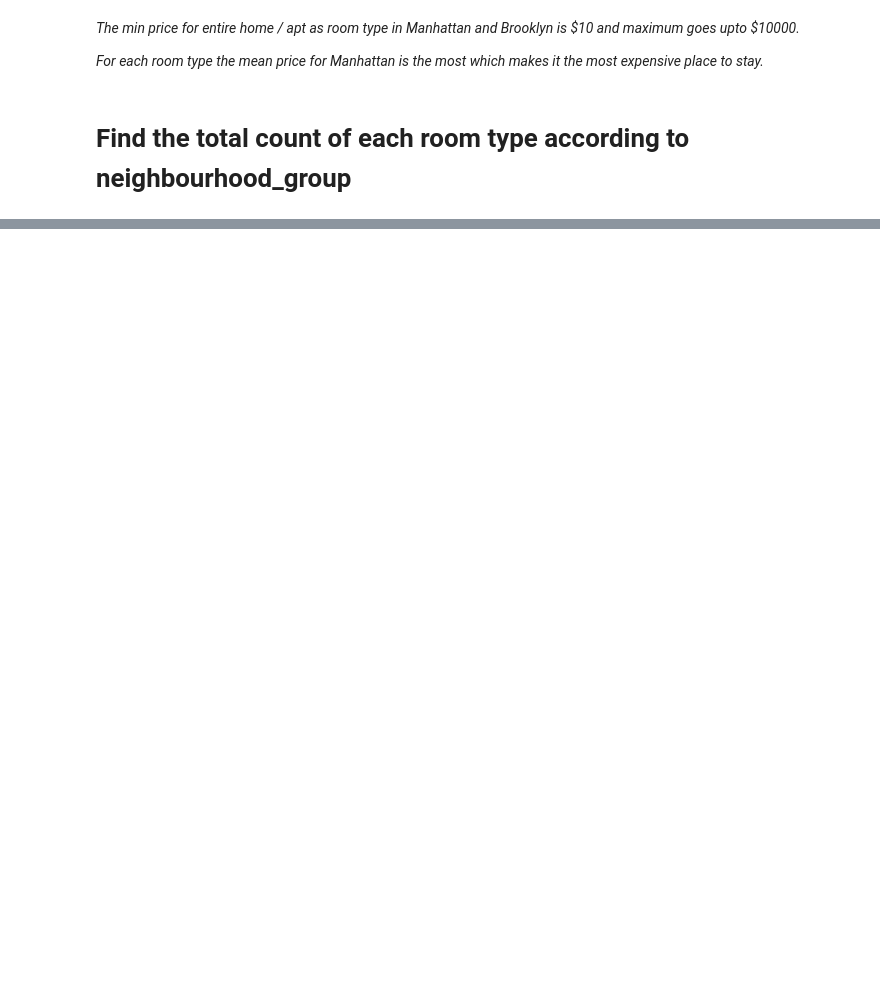
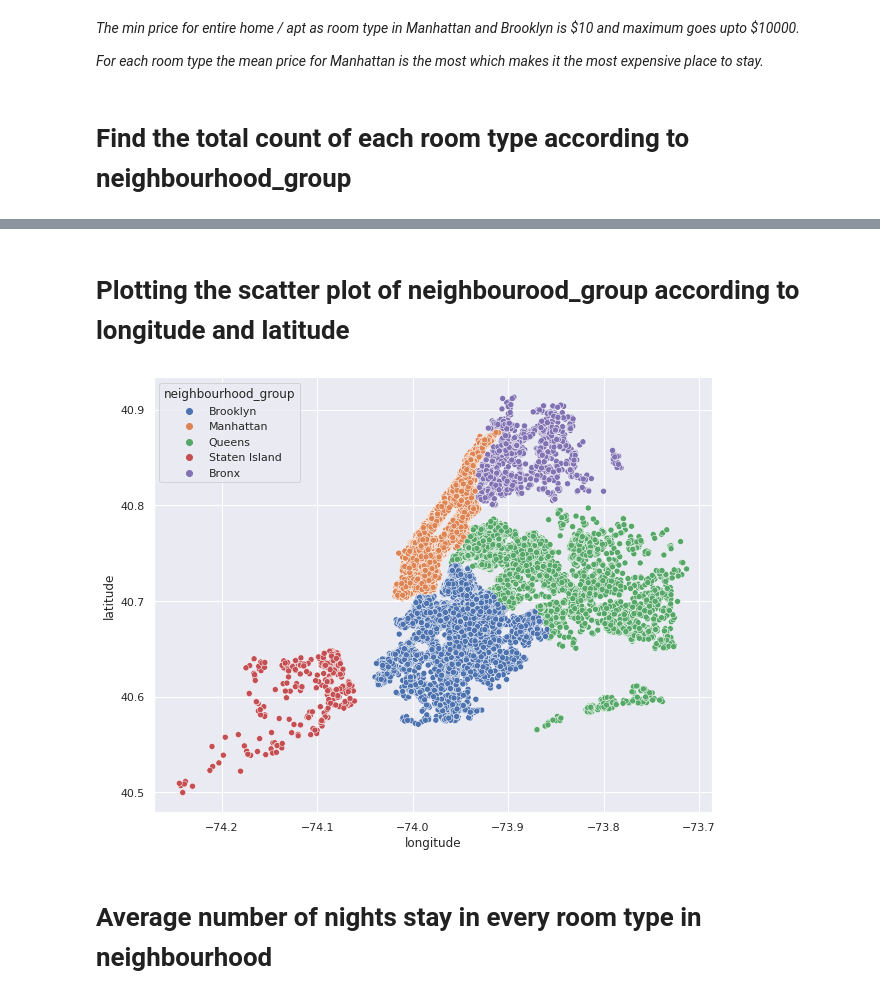
Before and after one commit to dushyantmaharshi/AirBnb-Data-Analysis, a Jupyter notebook: Airbnb_Bookings_Analysis_Capstone_Project_1_.ipynb, the cells around one changed output, grey strips where cells are left out. Saved outputs shown, nothing was run; the diff lists cells and outputs as text; code cells hidden in the pictures; blank space fills up the shorter version.

```diff
--- a/Airbnb_Bookings_Analysis_Capstone_Project_1_.ipynb
+++ b/Airbnb_Bookings_Analysis_Capstone_Project_1_.ipynb
@@ -356,0 +386,9 @@ plt.show()
+# %% [markdown]
+# **Plotting the scatter plot of neighbourood_group according to longitude and latitude**
+# %%
+sns.scatterplot(df.longitude,df.latitude,hue=df.neighbourhood_group)
+plt.ioff()
+# %% [output]
+[figure, added]
+# %% [markdown]
+# **Average number of nights stay in every room type in neighbourhood**
```
Also changed, not shown: parts of 14 cells of this notebook.
